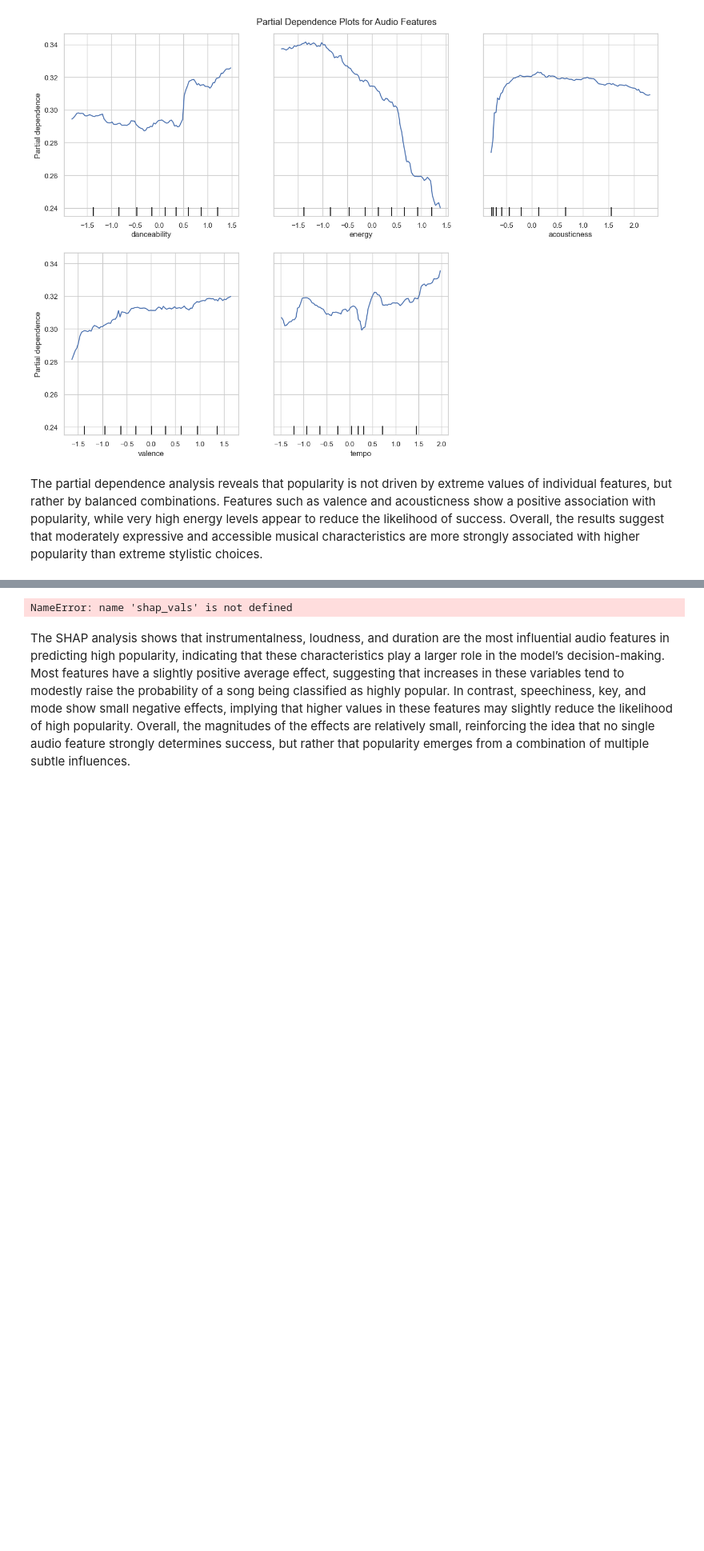
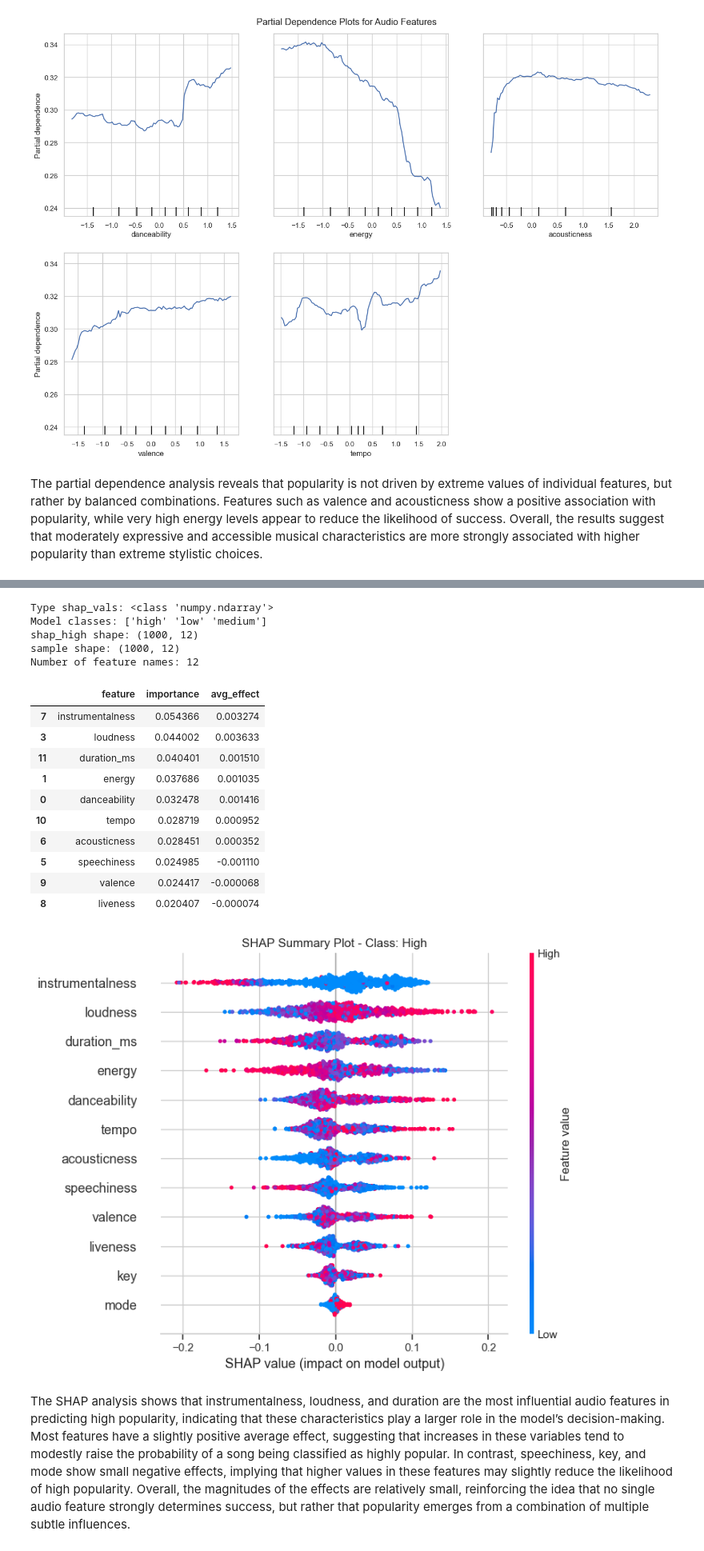
Before and after one commit to zoemekin/AI-ML, a Jupyter notebook: FINAL_VER.ipynb, the cells around one changed output, grey strips where cells are left out. Shown at 80% size. Drawn from its saved outputs; the diff is of its cells as text; code cells hidden in the pictures; blank space fills up the shorter version.

Commit message:
shap fix

```diff
--- a/FINAL_VER.ipynb
+++ b/FINAL_VER.ipynb
@@ -1217,34 +1233,81 @@ zsh:1: command not found: pip
 # %%
 import numpy as np
 import pandas as pd
+import shap
+import matplotlib.pyplot as plt
 
-# SHAP values shape is: (samples, features, classes)
-print("shap_vals shape:", shap_vals.shape)
+# Create SHAP explainer
+explainer = shap.TreeExplainer(best_audio_model)
+
+# Use a subset for speed
+sample = X_audio_train_scaled[:1000]
+
+# Compute SHAP values
+shap_vals = explainer.shap_values(sample)
+
+print("Type shap_vals:", type(shap_vals))
+
+# Check model classes
 print("Model classes:", best_audio_model.classes_)
 
-# Pick the class you want to explain: "high"
+# Pick class: "high"
 class_idx = list(best_audio_model.classes_).index("high")
 
-# Select only that class -> shape becomes (samples, features)
-shap_high = shap_vals[:, :, class_idx]
+# Handle different SHAP output formats
+if isinstance(shap_vals, list):
+    # Old SHAP format: list[class] -> (samples, features)
+    shap_high = shap_vals[class_idx]
+else:
+    # New SHAP format: (samples, features, classes)
+    shap_high = shap_vals[:, :, class_idx]
 
-# Mean absolute importance per feature
+print("shap_high shape:", shap_high.shape)
+print("sample shape:", sample.shape)
+print("Number of feature names:", len(audio_features))
+
+# Build dataframe for feature importance
 mean_abs_shap = np.abs(shap_high).mean(axis=0)
-
-# Mean signed effect per feature
 mean_shap = shap_high.mean(axis=0)
 
-# Build dataframe
 shap_df = pd.DataFrame({
     "feature": audio_features,
     "importance": mean_abs_shap,
     "avg_effect": mean_shap
-})
+}).sort_values("importance", ascending=False)
 
-shap_df = shap_df.sort_values(by="importance", ascending=False)
-display(shap_df)
+display(shap_df.head(10))
+
+# IMPORTANT: create figure BEFORE summary_plot
+plt.figure(figsize=(10, 6))
+
+shap.summary_plot(
+    shap_high,
+    sample,
+    feature_names=audio_features,
+    show=False
+)
+
+plt.title("SHAP Summary Plot - Class: High")
+plt.tight_layout()
+plt.show()
 # %% [output]
-NameError: name 'shap_vals' is not defined
+Type shap_vals: <class 'numpy.ndarray'>
+Model classes: ['high' 'low' 'medium']
+shap_high shape: (1000, 12)
+sample shape: (1000, 12)
+Number of feature names: 12
+|  | feature | importance | avg_effect |
+| 7 | instrumentalness | 0.054366 | 0.003274 |
+| 3 | loudness | 0.044002 | 0.003633 |
+| 11 | duration_ms | 0.040401 | 0.001510 |
+| 1 | energy | 0.037686 | 0.001035 |
+| 0 | danceability | 0.032478 | 0.001416 |
+| 10 | tempo | 0.028719 | 0.000952 |
+| 6 | acousticness | 0.028451 | 0.000352 |
+| 5 | speechiness | 0.024985 | -0.001110 |
+| 9 | valence | 0.024417 | -0.000068 |
+| 8 | liveness | 0.020407 | -0.000074 |
+[figure, added]
 # %% [markdown]
 The SHAP analysis shows that instrumentalness, loudness, and duration are the most influential audio features in predicting high popularity, indicating that these characteristics play a larger role in the model’s decision-making. Most features have a slightly positive average effect, suggesting that increases in these variables tend to modestly raise the probability of a song being classified as highly popular. In contrast, speechiness, key, and mode show small negative effects, implying that higher values in these features may slightly reduce the likelihood of high popularity. Overall, the magnitudes of the effects are relatively small, reinforcing the idea that no single audio feature strongly determines success, but rather that popularity emerges from a combination of multiple subtle influences.
 # %% [markdown]
```
Also changed, not shown: parts of 4 cells of this notebook.
